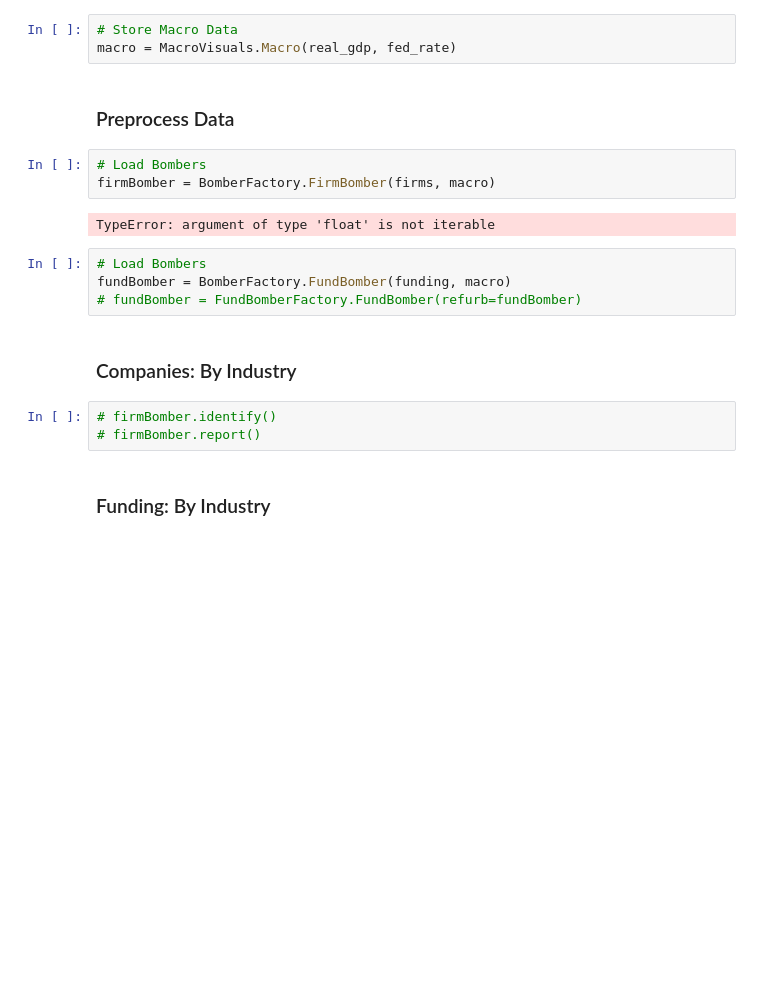
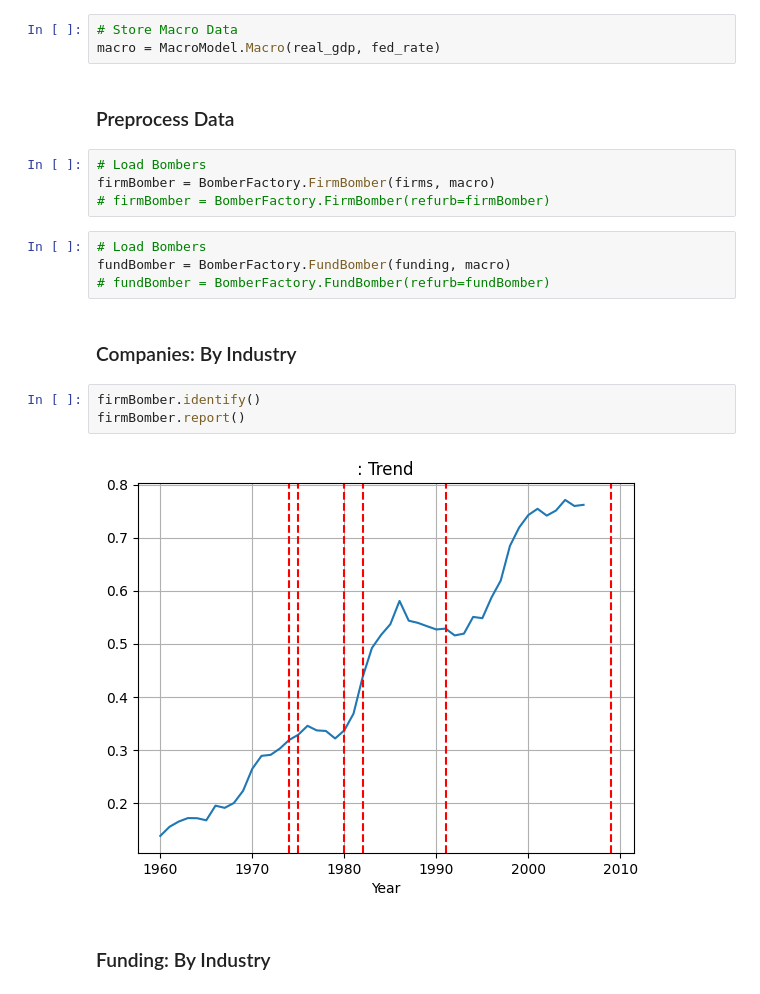
Before and after one commit to celinekoe/industrial_organisation, a Jupyter notebook: src/report.ipynb, the cells around one changed output. Cells and saved outputs as stored; diff of their text form; blank space fills up the shorter version.

```diff
--- a/src/report.ipynb
+++ b/src/report.ipynb
@@ -92,23 +71,24 @@ fed_rate = fed_rate[fed_rate.index >= Config.start_year]
 fed_rate = fed_rate[fed_rate.index < Config.end_year]
 # %%
 # Store Macro Data
-macro = MacroVisuals.Macro(real_gdp, fed_rate)
+macro = MacroModel.Macro(real_gdp, fed_rate)
 # %% [markdown]
 ### Preprocess Data
 # %%
 # Load Bombers
 firmBomber = BomberFactory.FirmBomber(firms, macro)
+# firmBomber = BomberFactory.FirmBomber(refurb=firmBomber)
-# %% [output]
-TypeError: argument of type 'float' is not iterable
 # %%
 # Load Bombers
 fundBomber = BomberFactory.FundBomber(funding, macro)
-# fundBomber = FundBomberFactory.FundBomber(refurb=fundBomber)
+# fundBomber = BomberFactory.FundBomber(refurb=fundBomber)
 # %% [markdown]
 ### Companies: By Industry
 # %%
-# firmBomber.identify()
-# firmBomber.report()
+firmBomber.identify()
+firmBomber.report()
+# %% [output]
+[figure, added]
 # %% [markdown]
 ### Funding: By Industry
 # %%
```
Also changed, not shown: parts of 2 cells of this notebook, 20 other files.
